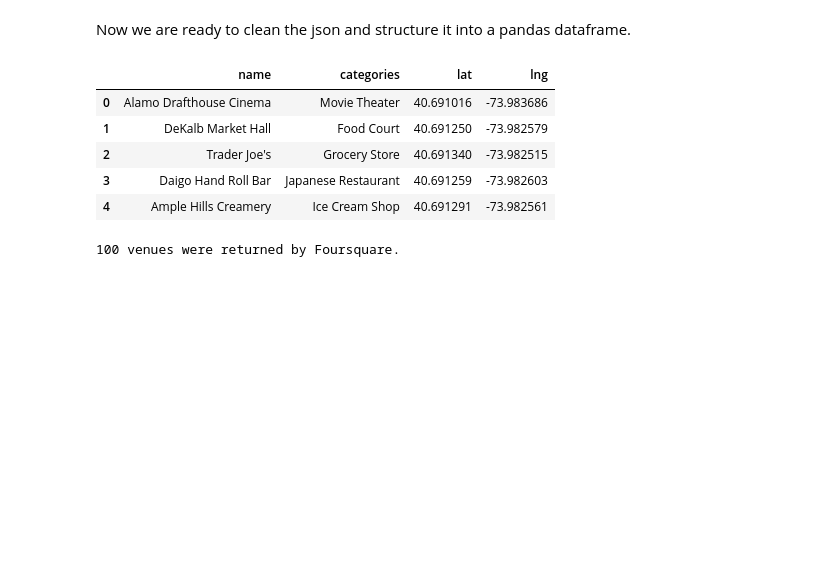
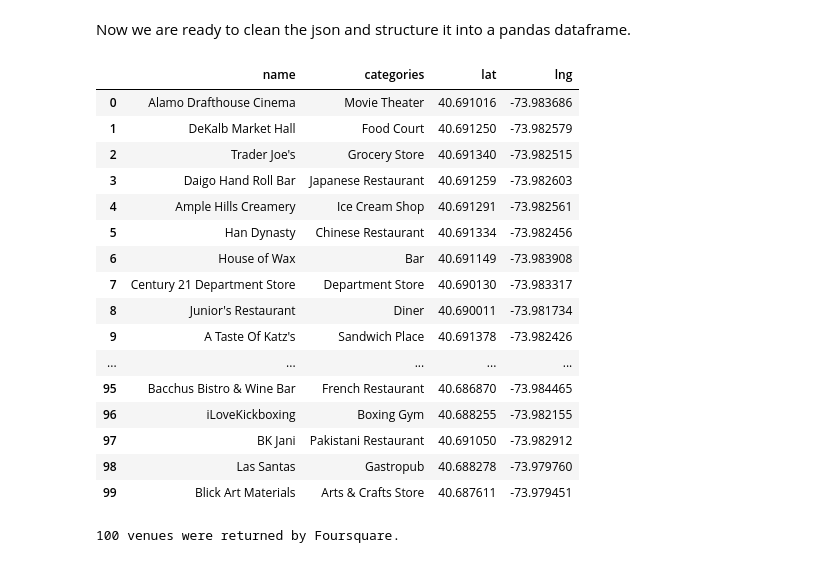
Before and after one commit to emichaelobi/Coursera_Capstone_Project, a Jupyter notebook: Coursera_Capstone_Notebook.ipynb, the cells around one changed output. Saved outputs shown, nothing was run; the diff lists cells and outputs as text; code cells hidden in the pictures; blank space fills up the shorter version.

```diff
--- a/Coursera_Capstone_Notebook.ipynb
+++ b/Coursera_Capstone_Notebook.ipynb
@@ -525,26 +525,37 @@ Now we are ready to clean the json and structure it into a pandas dataframe.
 # %%
 venues = results['response']['groups'][0]['items']
 
 nearby_venues = json_normalize(venues) # flatten JSON
 
 # filter columns
 filtered_columns = ['venue.name', 'venue.categories', 'venue.location.lat', 'venue.location.lng']
 nearby_venues =nearby_venues.loc[:, filtered_columns]
 
 # filter the category for each row
 nearby_venues['venue.categories'] = nearby_venues.apply(get_category_type, axis=1)
 
 # clean columns
 nearby_venues.columns = [col.split(".")[-1] for col in nearby_venues.columns]
 
-nearby_venues.head()
+nearby_venues
 # %% [output]
 |  | name | categories | lat | lng |
 | 0 | Alamo Drafthouse Cinema | Movie Theater | 40.691016 | -73.983686 |
 | 1 | DeKalb Market Hall | Food Court | 40.691250 | -73.982579 |
 | 2 | Trader Joe's | Grocery Store | 40.691340 | -73.982515 |
 | 3 | Daigo Hand Roll Bar | Japanese Restaurant | 40.691259 | -73.982603 |
 | 4 | Ample Hills Creamery | Ice Cream Shop | 40.691291 | -73.982561 |
+| 5 | Han Dynasty | Chinese Restaurant | 40.691334 | -73.982456 |
+| 6 | House of Wax | Bar | 40.691149 | -73.983908 |
+| 7 | Century 21 Department Store | Department Store | 40.690130 | -73.983317 |
+| 8 | Junior's Restaurant | Diner | 40.690011 | -73.981734 |
+| 9 | A Taste Of Katz's | Sandwich Place | 40.691378 | -73.982426 |
+| ... | ... | ... | ... | ... |
+| 95 | Bacchus Bistro & Wine Bar | French Restaurant | 40.686870 | -73.984465 |
+| 96 | iLoveKickboxing | Boxing Gym | 40.688255 | -73.982155 |
+| 97 | BK Jani | Pakistani Restaurant | 40.691050 | -73.982912 |
+| 98 | Las Santas | Gastropub | 40.688278 | -73.979760 |
+| 99 | Blick Art Materials | Arts & Crafts Store | 40.687611 | -73.979451 |
 # %%
 print('{} venues were returned by Foursquare.'.format(nearby_venues.shape[0]))
 # %% [output]
```
Also changed, not shown: parts of 5 cells of this notebook.
